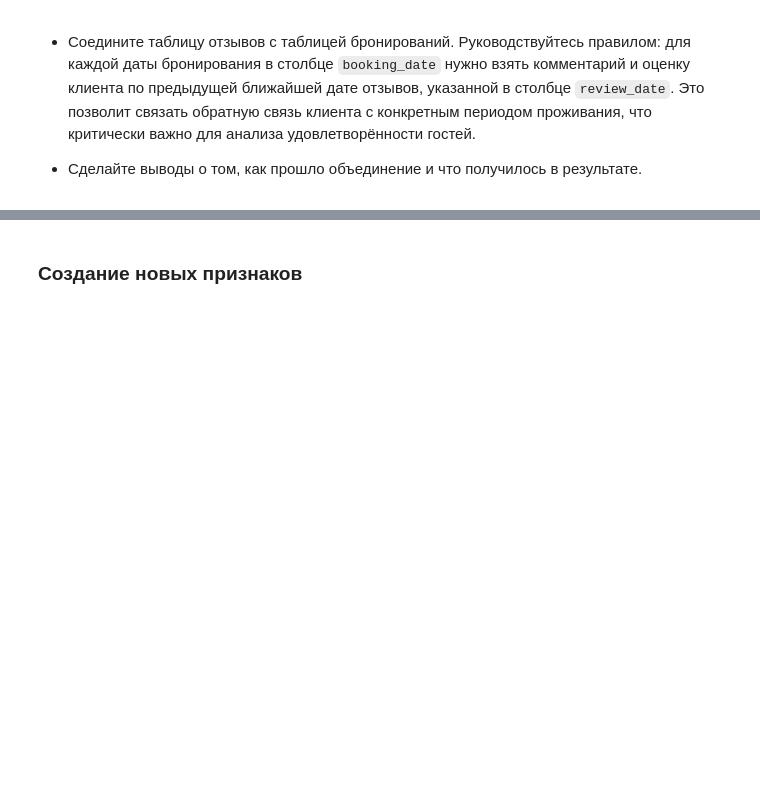
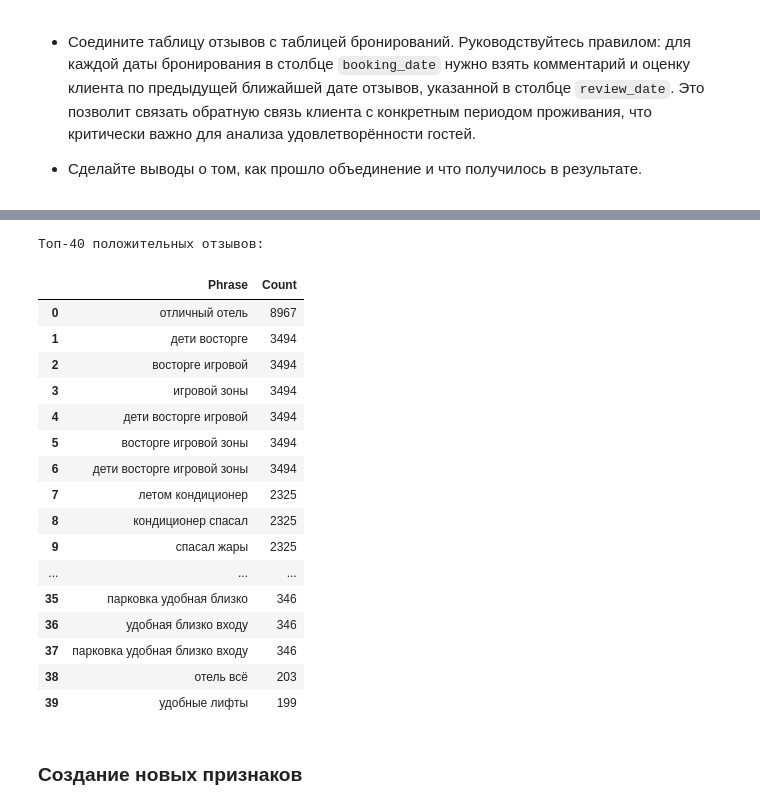
Before and after one commit to danat7075/DS_4_4, a Jupyter notebook: DS_4_4.ipynb, the cells around one changed output, grey strips where cells are left out. Drawn from its saved outputs; the diff is of its cells as text; code cells hidden in the pictures; blank space fills up the shorter version.

```diff
--- a/DS_4_4.ipynb
+++ b/DS_4_4.ipynb
@@ -780,0 +894,45 @@ plt.show()
+# %%
+# Фильтруем позитивные отзывы (оценка 4 или 5), fillna для пустых строк
+positive_reviews = df_reviews[df_reviews['stay_rating'] >= 4]['review_text'].fillna('')
+
+# 4. Настраиваем векторизатор с стоп-словами
+vec = CountVectorizer(
+    ngram_range=(2, 4),       # Ищем 2-4 слова
+    stop_words=stop_words_ru, # фильтруем русские стоп-слова
+    min_df=3                  # минимальная частота слова
+)
+
+# Преобразуем текст в числовой формат
+bag_of_words = vec.fit_transform(positive_reviews)
+
+# Считаем частоту
+sum_words = bag_of_words.sum(axis=0)
+
+# Сортируем
+words_freq = [(word, sum_words[0, idx]) for word, idx in vec.vocabulary_.items()]
+words_freq = sorted(words_freq, key=lambda x: x[1], reverse=True)
+
+# Выводим Топ-40
+df_top_positive = pd.DataFrame(words_freq[:40], columns=['Phrase', 'Count'])
+
+print("Топ-40 положительных отзывов:")
+display(df_top_positive)
+# %% [output]
+Топ-40 положительных отзывов:
+|  | Phrase | Count |
+| 0 | отличный отель | 8967 |
+| 1 | дети восторге | 3494 |
+| 2 | восторге игровой | 3494 |
+| 3 | игровой зоны | 3494 |
+| 4 | дети восторге игровой | 3494 |
+| 5 | восторге игровой зоны | 3494 |
+| 6 | дети восторге игровой зоны | 3494 |
+| 7 | летом кондиционер | 2325 |
+| 8 | кондиционер спасал | 2325 |
+| 9 | спасал жары | 2325 |
+| ... | ... | ... |
+| 35 | парковка удобная близко | 346 |
+| 36 | удобная близко входу | 346 |
+| 37 | парковка удобная близко входу | 346 |
+| 38 | отель всё | 203 |
+| 39 | удобные лифты | 199 |
```
Also changed, not shown: parts of 17 cells of this notebook.
